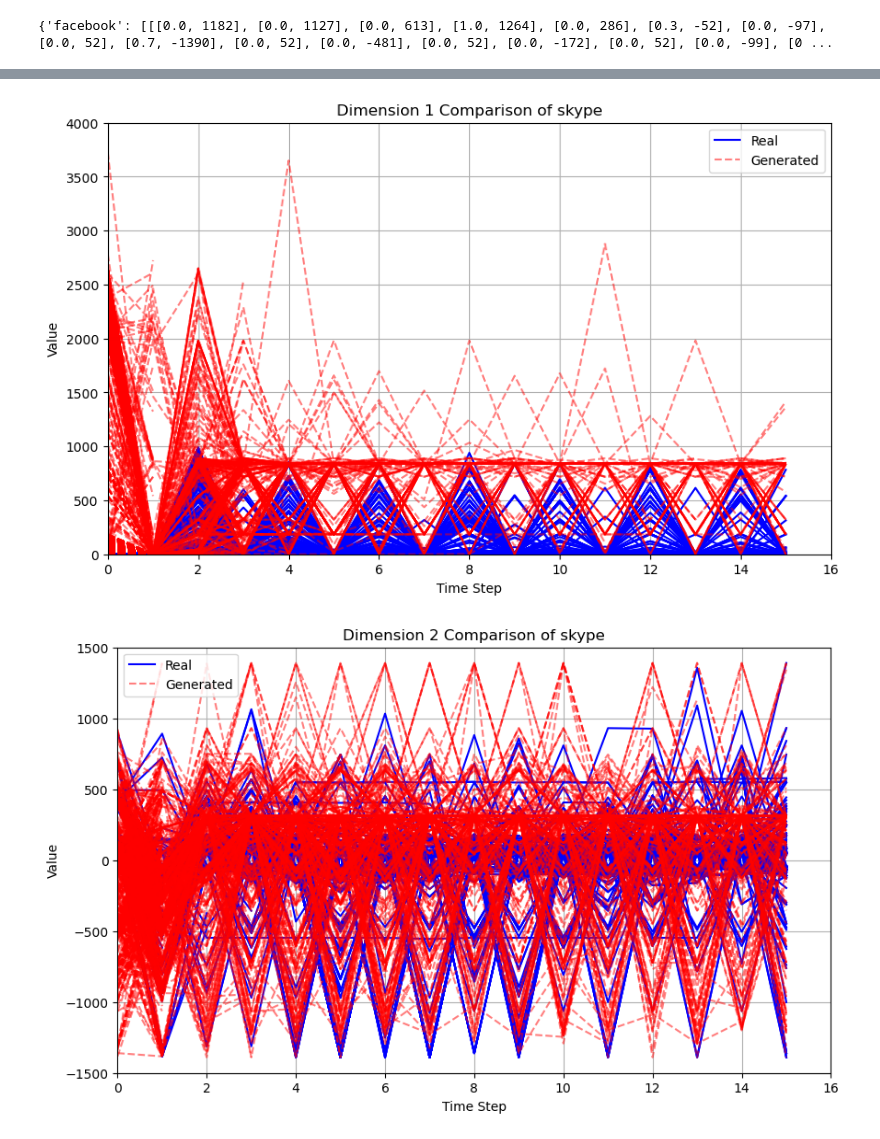
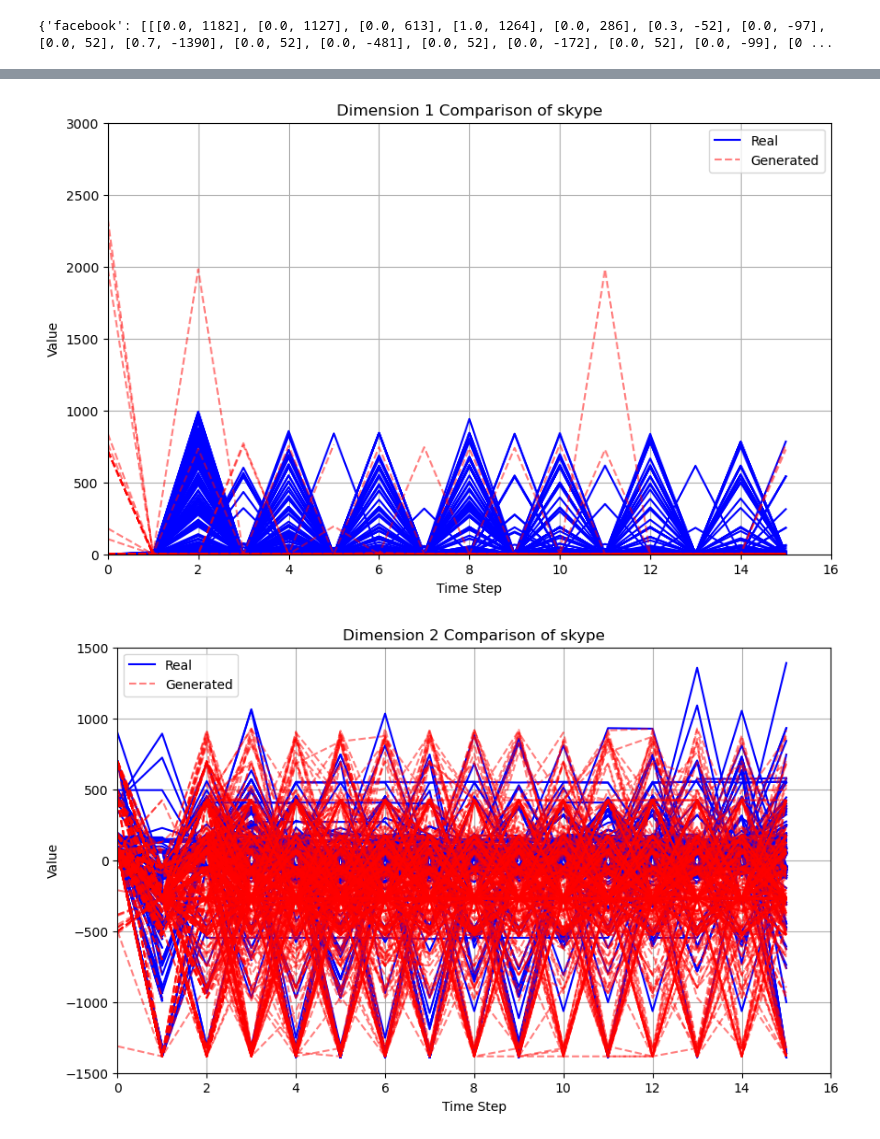
Before and after one commit to EricXiaozj/NetGenRL, a Jupyter notebook: div_seq.ipynb, the cells around one changed output, grey strips where cells are left out. Cells and saved outputs as stored; diff of their text form; code cells hidden in the pictures.

```diff
--- a/div_seq.ipynb
+++ b/div_seq.ipynb
@@ -36,7 +36,7 @@ noise_dim = 100  # 噪声维度
 batch_size = 128
 source_name = './data/vpn_data_small.json'
 bins_name = './bins/bins_small.json'
-model_name = './save_seq/generator.pth'
+model_name = './save_seq/generator_600.pth'
 
 with open('./wordvec/word_vec_small.json', 'r') as f:
     wv_dict = json.load(f)
@@ -279,7 +279,7 @@ for label in LABEL_DICT.keys():
         plt.figure(figsize=(10, 6))
 
         if dim == 0:
-            plt.axis([0, 16, 0, 4000])
+            plt.axis([0, 16, 0, 3000])
         else:
             plt.axis([0, 16, -1500, 1500])
 
@@ -306,2 +306,2 @@ for label in LABEL_DICT.keys():
-[figure, old version]
+[figure, new version]
-[figure, old version]
+[figure, new version]
```
Also changed, not shown: parts of 1 cell of this notebook, 3 other files.
